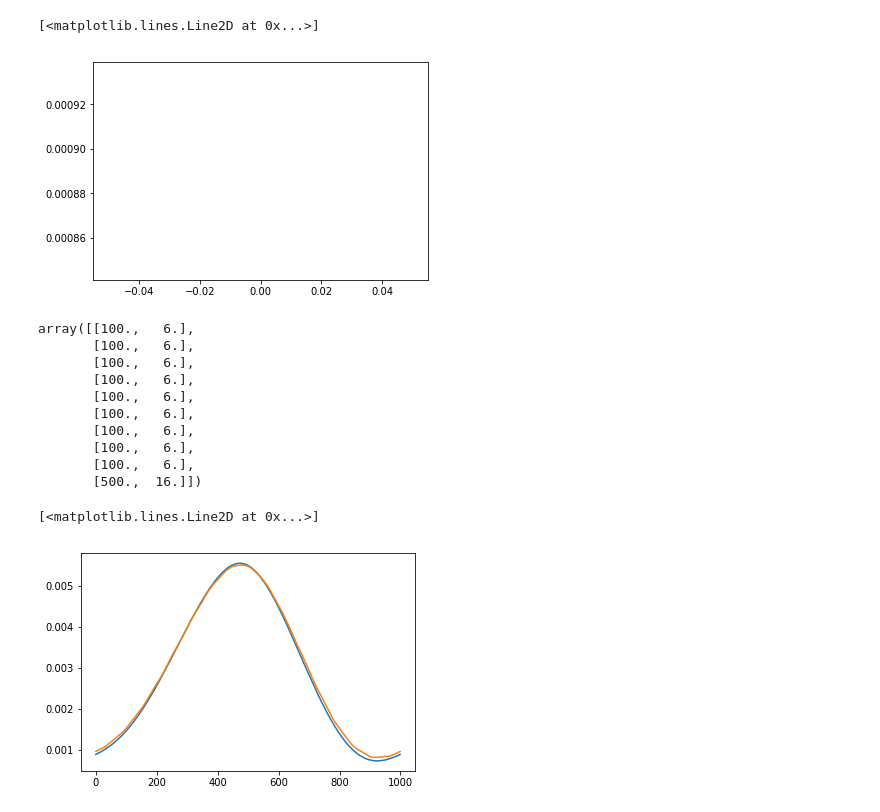
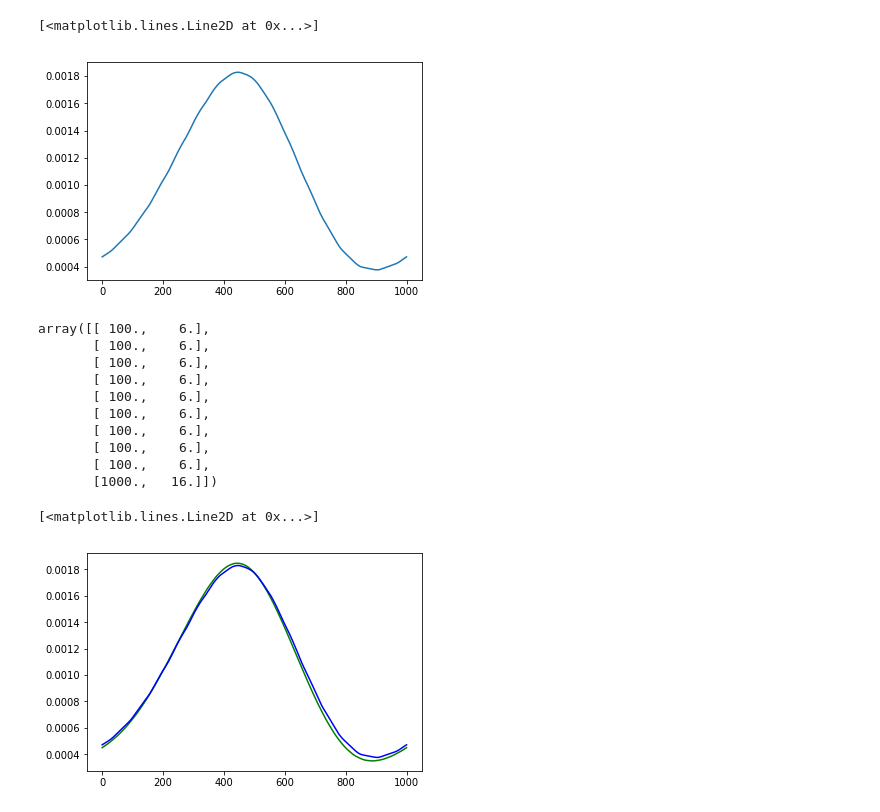
Before and after one commit to ZYVE255/ebm-optimizer, a Jupyter notebook: Testing.ipynb, the cells around one changed output. Cells and saved outputs as stored; diff of their text form; code cells hidden in the pictures.

```diff
--- a/Testing.ipynb
+++ b/Testing.ipynb
@@ -10,8 +10,8 @@ import Zach_OPTIMIZER.EBMOptimizer as opt
 import Bell_EBM as ebm
 # %%
 #==========Set Up System==========
-planet = ebm.Planet(rad=1.900*const.R_jup.value, mass=1.470*const.M_jup.value,
-                    Porb=1.09142030, a=0.02340*const.au.value, inc=83.37, vWind=5e3, nlat = 8)
+planet = ebm.Planet(rad=1.500*const.R_jup.value, mass=1.170*const.M_jup.value,
+                    Porb=1.09142030, a=0.02340*2*const.au.value, inc=83.37, vWind=5e3, nlat = 8)
 star = ebm.Star(teff=6300., rad=1.59, mass=1.20)
 system = ebm.System(star, planet)
 # %%
@@ -32,26 +32,26 @@ def CreateBaseline(star, planet, temporal=5000, spacial=32,orbit=2):
         t1 = t0+system.planet.Porb
         dt = (system.planet.Porb)/1000.
         baselineTimes, baselineMaps = system.run_model(T0, t0, t1, dt, verbose=False, intermediates=True)
+
+        baselineLightcurve = system.lightcurve(baselineTimes, baselineMaps, bolo=False, wav=4.5e-6)
+
+        phaseBaseline = system.get_phase(baselineTimes).flatten()
+        order = np.argsort(phaseBaseline)
+        baselineLightcurve = baselineLightcurve[order]
+        phaseBaseline = phaseBaseline[order]
+
     baselineLightcurve = system.lightcurve(bolo=False, wav=4.5e-6)
 
     return baselineTimes, baselineMaps, baselineLightcurve
-    # phaseBaseline = system.get_phase(baselineTimes).flatten()
-    # order = np.argsort(phaseBaseline)
-    # baselineLightcurve = baselineLightcurve[order]
-    # phaseBaseline = phaseBaseline[order]
 # %%
 blt, blm, blc = CreateBaseline(star,planet)
 # %%
 plt.plot(blc)
 # %% [output]
 [<matplotlib.lines.Line2D at 0x...>]
-[figure, old version]
+[figure, new version]
 # %%
 def RunTests(star, planet, points, base):
-#     phaseBaseline = system.get_phase(baselineTimes).flatten()
-#     order = np.argsort(phaseBaseline)
-#     baselineLightcurve = baselineLightcurve[order]
-#     phaseBaseline = phaseBaseline[order]
     data = np.zeros(shape=(points.shape[0],4))
     _star = star
     _planet = planet
@@ -63,7 +63,9 @@ def RunTests(star, planet, points, base):
         _planet.map = ebm.Map.Map(nlat=points[i,1])
         _system = ebm.System(_star, _planet)
 
-        #TotalTimeToCompute = 0.
+        data[i,0] = points[i,0]
+        data[i,1] = points[i,1]
+
         tInt = time.time()
 
         Teq = _system.get_teq()
@@ -72,14 +74,12 @@ def RunTests(star, planet, points, base):
         t1 = t0+_system.planet.Porb
         dt = _system.planet.Porb/points[i,0]
         testTimes, testMaps = system.run_model(T0, t0, t1, dt, verbose=False)
-        #TotalTimeToCompute += ttc
         if (_planet.orbit.e != 0):
             T0 = testMaps[-1]
             t0 = testTimes[-1]
             t1 = t0+_system.planet.Porb
             dt = system.planet.Porb/points[i,0]
             testTimes, testMaps = system.run_model(T0, t0, t1, dt, verbose=False, intermediates=True)
-            #TotalTimeToCompute += ttc
             testLightcurve = system.lightcurve(testTimes, testMaps, bolo=False, wav=4.5e-6)
 
             phaseTest = _system.get_phase(testTimes).flatten()
@@ -95,40 +95,35 @@ def RunTests(star, planet, points, base):
         data[i,3] = (1e6)*(np.amax(np.absolute(base - testLightcurve)))
         data[i,2] = (tFin - tInt)*(1e3)
 
-        #data[i,2] = (1e6)*(np.amax(np.absolute(baselineLightcurve - testLightcurve)))
-        #data[i,4] = TotalTimeToCompute*(1e3)
-    #tFin = time.time()
-#     if (verbose == True):
-#         print("First pass finished : Time to compute: " + str(round(tFin-tInt,2)) + "s")
     return testLightcurve, data
 # %%
 p = np.zeros(shape=((10),2))
 # %%
 p[:,0]=100
 p[:,1]=6
-p[9,0] = 500
+p[9,0] = 1000
 p[9,1] = 16
 # %%
 p
 # %% [output]
-array([[100.,   6.],
-       [100.,   6.],
-       [100.,   6.],
-       [100.,   6.],
-       [100.,   6.],
-       [100.,   6.],
-       [100.,   6.],
-       [100.,   6.],
-       [100.,   6.],
-       [500.,  16.]])
+array([[ 100.,    6.],
+       [ 100.,    6.],
+       [ 100.,    6.],
+       [ 100.,    6.],
+       [ 100.,    6.],
+       [ 100.,    6.],
+       [ 100.,    6.],
+       [ 100.,    6.],
+       [ 100.,    6.],
+       [1000.,   16.]])
 # %%
 lc, data = RunTests(star,planet,p,blc)
 # %%
-plt.plot(lc)
-plt.plot(blc)
+plt.plot(lc, c='g')
+plt.plot(blc, c='b')
 # %% [output]
 [<matplotlib.lines.Line2D at 0x...>]
-[figure, old version]
+[figure, new version]
 # %%
 data
 # %% [output]
```
Also changed, not shown: parts of 5 cells of this notebook.
